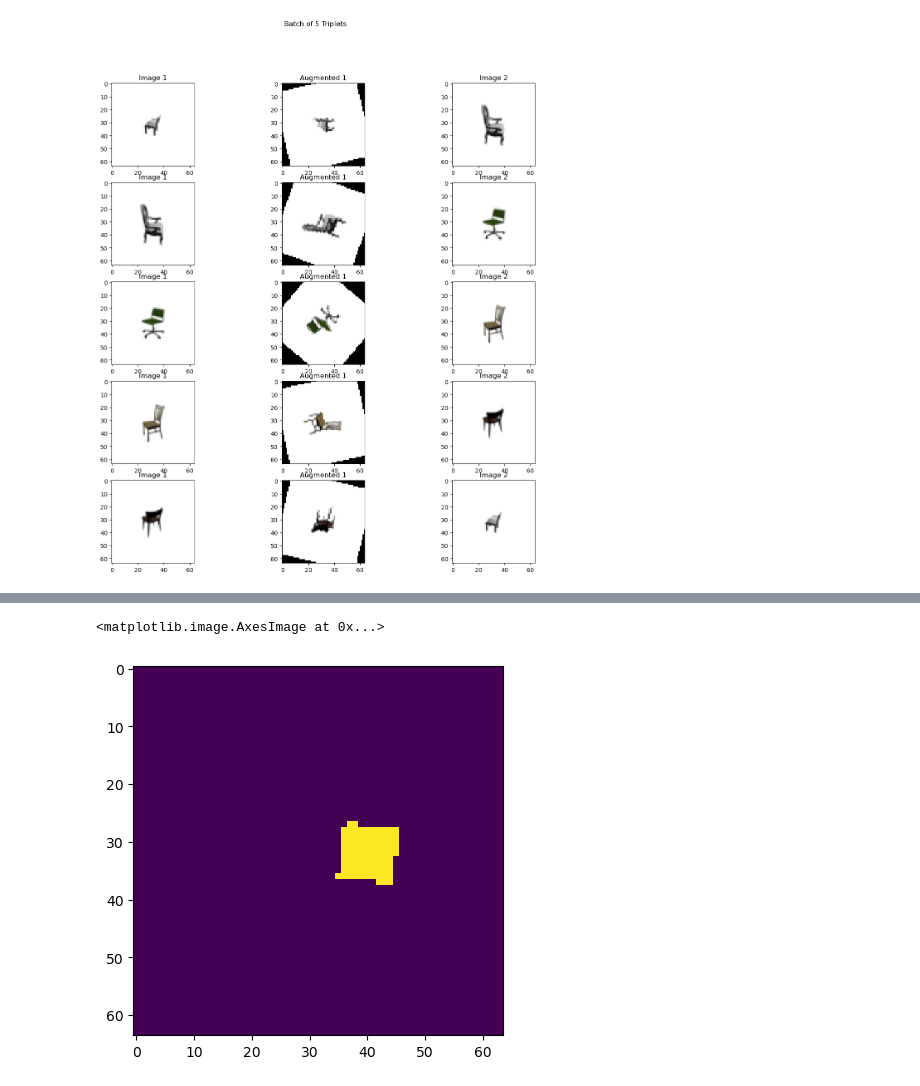
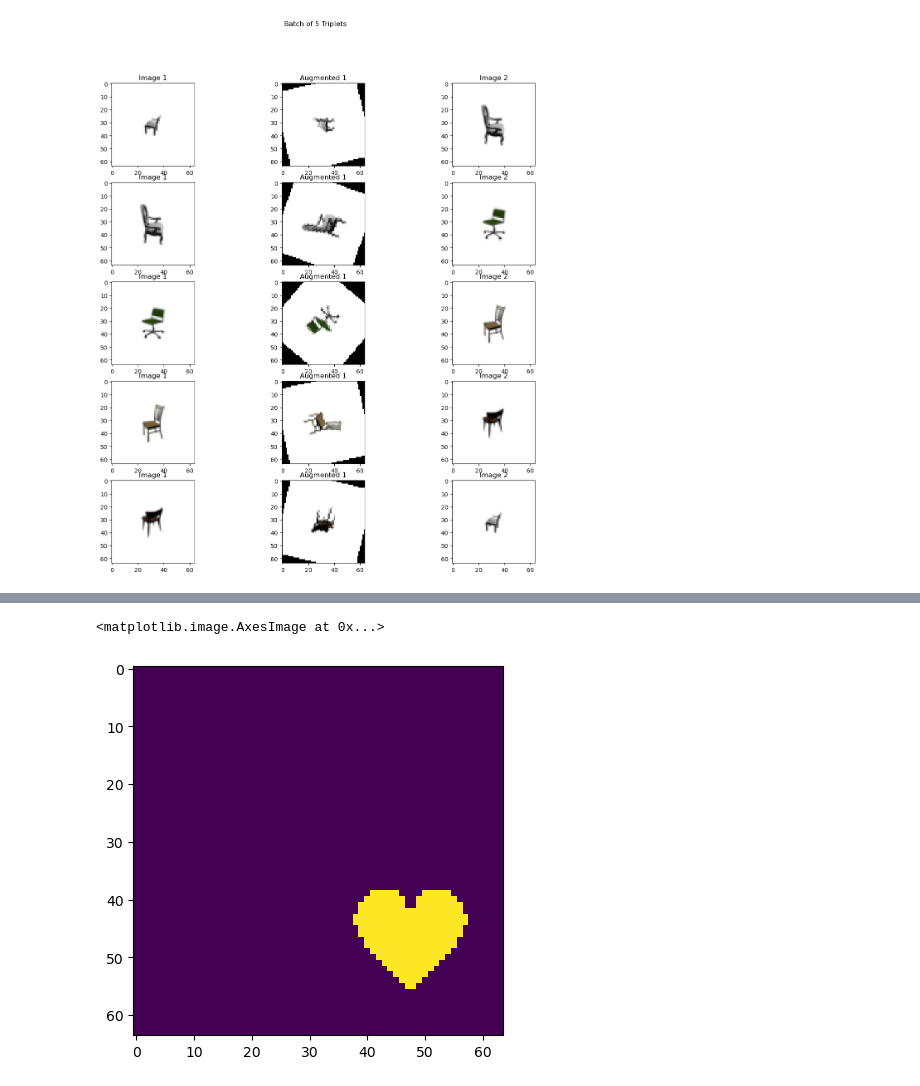
Before and after one commit to joegenius98/Undergrad_Honors_Thesis, a Jupyter notebook: Disentangling/triplet_dataloader_exs.ipynb, the cells around one changed output, grey strips where cells are left out. Cells and saved outputs as stored; diff of their text form; code cells hidden in the pictures.

Commit message:
Start progress on augmentations for dSprites

```diff
--- a/Disentangling/triplet_dataloader_exs.ipynb
+++ b/Disentangling/triplet_dataloader_exs.ipynb
@@ -292,5 +295,6 @@ Batch size: 5
 # %%
-shape_locs_tup = dSprites_data[0].nonzero(as_tuple=True)
+sample_ds_img = dSprites_data[737279]
+shape_locs_tup = sample_ds_img.nonzero(as_tuple=True)
 shape_locs_tup
 # %% [output]
 (tensor([0, 0, 0, 0, 0, 0, 0, 0, 0, 0, 0, 0, 0, 0, 0, 0, 0, 0, 0, 0, 0, 0, 0, 0,
@@ -328,6 +332,6 @@ tensor(1)
 # %%
 import matplotlib.pyplot as plt
-plt.imshow(dSprites_data[10000].permute(1, 2, 0))
+plt.imshow(sample_ds_img.permute(1, 2, 0))
 # %% [output]
 <matplotlib.image.AxesImage at 0x...>
-[figure, old version]
+[figure, new version]
```
Also changed, not shown: parts of 15 cells of this notebook.
